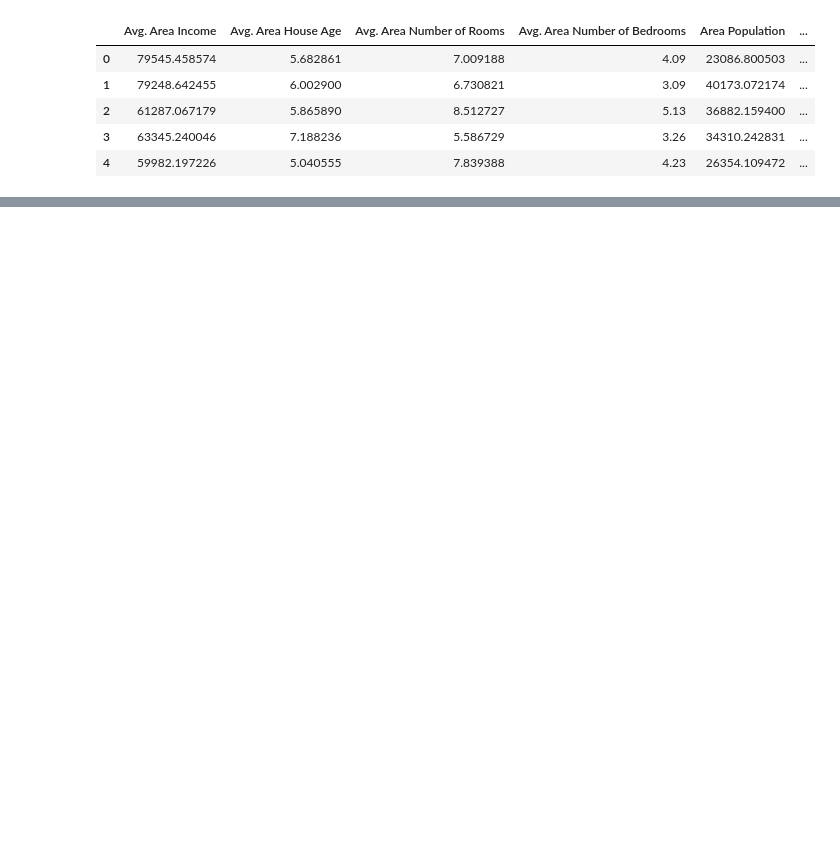
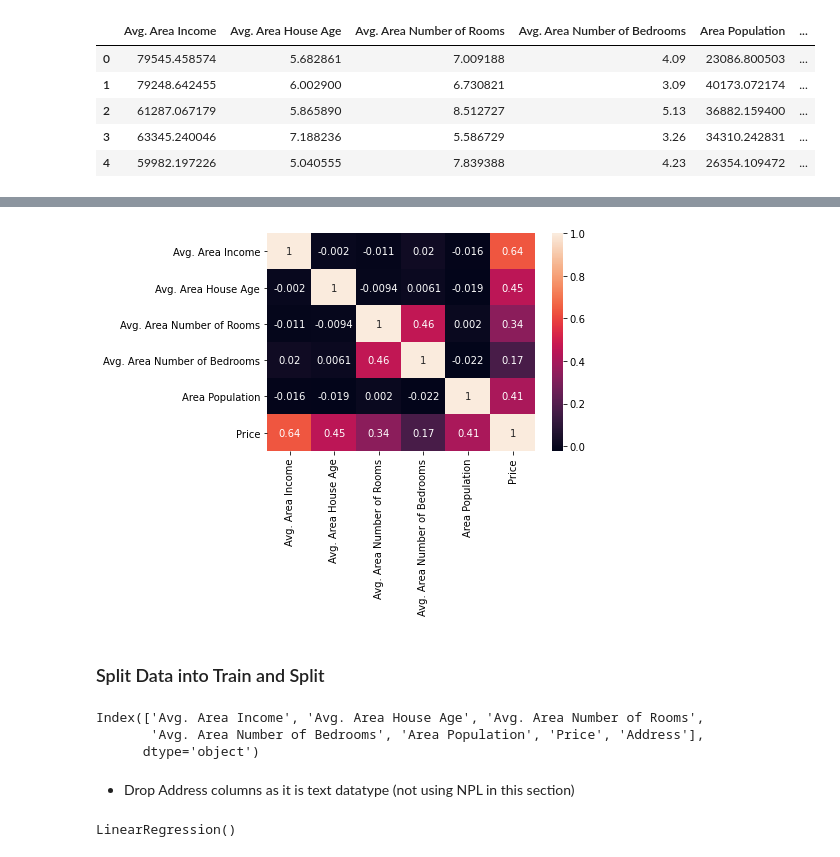
Before and after one commit to HunterKane/Python---Skill-Understanding-Projects, a Jupyter notebook: Linear Regression .ipynb, the cells around one changed output, grey strips where cells are left out. Cells and saved outputs as stored; diff of their text form; code cells hidden in the pictures; blank space fills up the shorter version.

```diff
--- a/Linear Regression .ipynb
+++ b/Linear Regression .ipynb
@@ -23,0 +83,14 @@ df.head()
+# %%
+sns.heatmap(df.corr(), annot=True);
+# %% [output]
+[figure, added]
+# %% [markdown]
+### Split Data into Train and Split
+# %%
+df.columns
+# %% [output]
+Index(['Avg. Area Income', 'Avg. Area House Age', 'Avg. Area Number of Rooms',
+       'Avg. Area Number of Bedrooms', 'Area Population', 'Price', 'Address'],
+      dtype='object')
+# %% [markdown]
+- Drop Address columns as it is text datatype (not using NPL in this section)
@@ -23,0 +114,5 @@ df.head()
+# %%
+#Fit the Linear Model
+lm.fit(X_train,y_train)
+# %% [output]
+LinearRegression()
```
Also changed, not shown: parts of 36 cells of this notebook, 1 other file.
